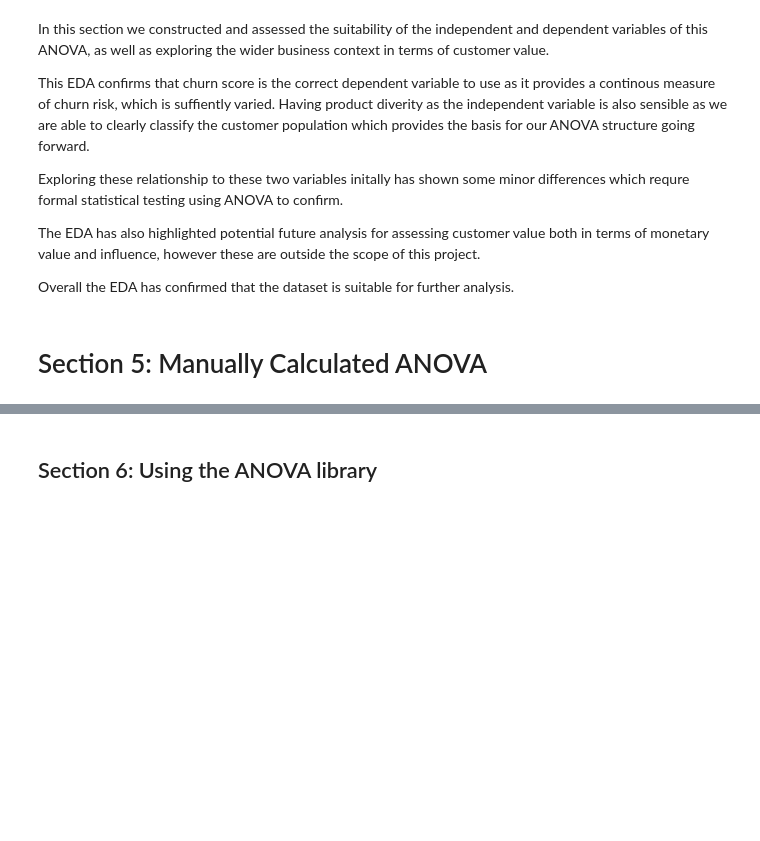
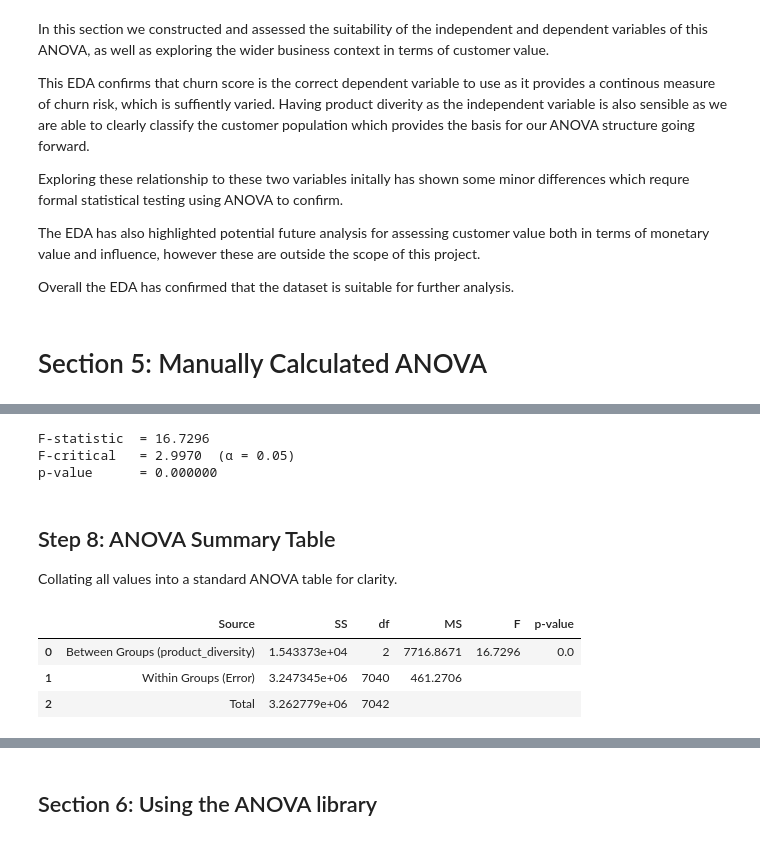
Before and after one commit to JessNicholls/asmm_summative_2, a Jupyter notebook: ASMM Summative 2.ipynb, the cells around one changed output, grey strips where cells are left out. Drawn from its saved outputs; the diff is of its cells as text; code cells hidden in the pictures; blank space fills up the shorter version.

Commit message:
Adding ANOVA testing

```diff
--- a/ASMM Summative 2.ipynb
+++ b/ASMM Summative 2.ipynb
@@ -506,0 +587,8 @@ Overall the EDA has confirmed that the dataset is suitable for further analysis.
+# %%
+df_between = k - 1
+df_within  = N - k
+df_total   = N - 1
+
+print(f"df_between = {df_between}")
+print(f"df_within  = {df_within}")
+print(f"df_total   = {df_total}")
@@ -506,0 +607,6 @@ Overall the EDA has confirmed that the dataset is suitable for further analysis.
+# %%
+MS_between = SS_between / df_between
+MS_within  = SS_within  / df_within
+
+print(f"MS_between = {MS_between:.4f}")
+print(f"MS_within  = {MS_within:.4f}")
@@ -506,0 +624,3 @@ Overall the EDA has confirmed that the dataset is suitable for further analysis.
+# %%
+F_statistic = MS_between / MS_within
+print(f"F-statistic = {F_statistic:.4f}")
@@ -506,0 +637,38 @@ Overall the EDA has confirmed that the dataset is suitable for further analysis.
+# %%
+alpha = 0.05
+
+# p-value: area in the right tail of the F-distribution
+p_value = 1 - stats.f.cdf(F_statistic, dfn=df_between, dfd=df_within)
+
+# Critical value at alpha = 0.05
+F_critical = stats.f.ppf(1 - alpha, dfn=df_between, dfd=df_within)
+
+print(f"F-statistic  = {F_statistic:.4f}")
+print(f"F-critical   = {F_critical:.4f}  (α = {alpha})")
+print(f"p-value      = {p_value:.6f}")
+# %% [output]
+F-statistic  = 16.7296
+F-critical   = 2.9970  (α = 0.05)
+p-value      = 0.000000
+# %% [markdown]
+## Step 8: ANOVA Summary Table
+
+Collating all values into a standard ANOVA table for clarity.
+# %%
+import pandas as pd
+
+anova_table = pd.DataFrame({
+    'Source':      ['Between Groups (product_diversity)', 'Within Groups (Error)', 'Total'],
+    'SS':          [round(SS_between, 4), round(SS_within, 4), round(SS_total, 4)],
+    'df':          [df_between, df_within, df_total],
+    'MS':          [round(MS_between, 4), round(MS_within, 4), ''],
+    'F':           [round(F_statistic, 4), '', ''],
+    'p-value':     [round(p_value, 6), '', ''],
+})
+
+anova_table
+# %% [output]
+|  | Source | SS | df | MS | F | p-value |
+| 0 | Between Groups (product_diversity) | 1.543373e+04 | 2 | 7716.8671 | 16.7296 | 0.0 |
+| 1 | Within Groups (Error) | 3.247345e+06 | 7040 | 461.2706 |  |  |
+| 2 | Total | 3.262779e+06 | 7042 |  |  |  |
```
Also changed, not shown: parts of 23 cells of this notebook.
